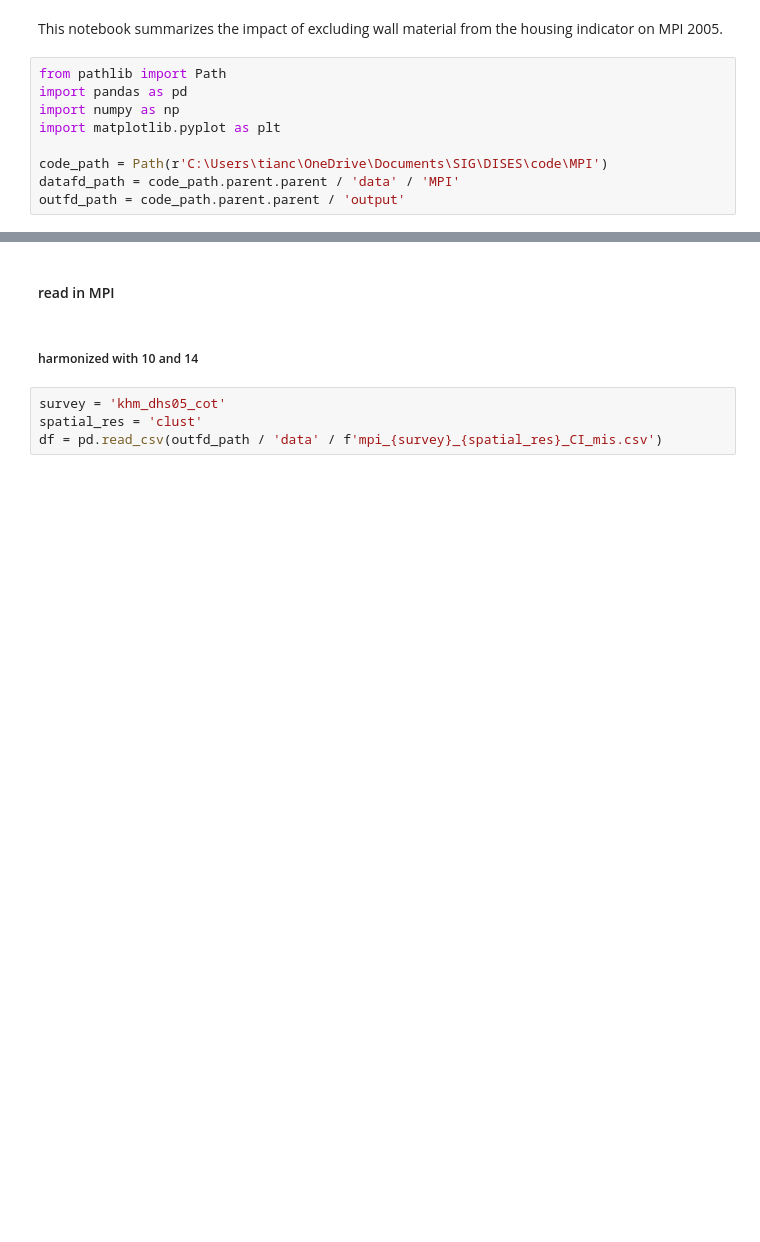
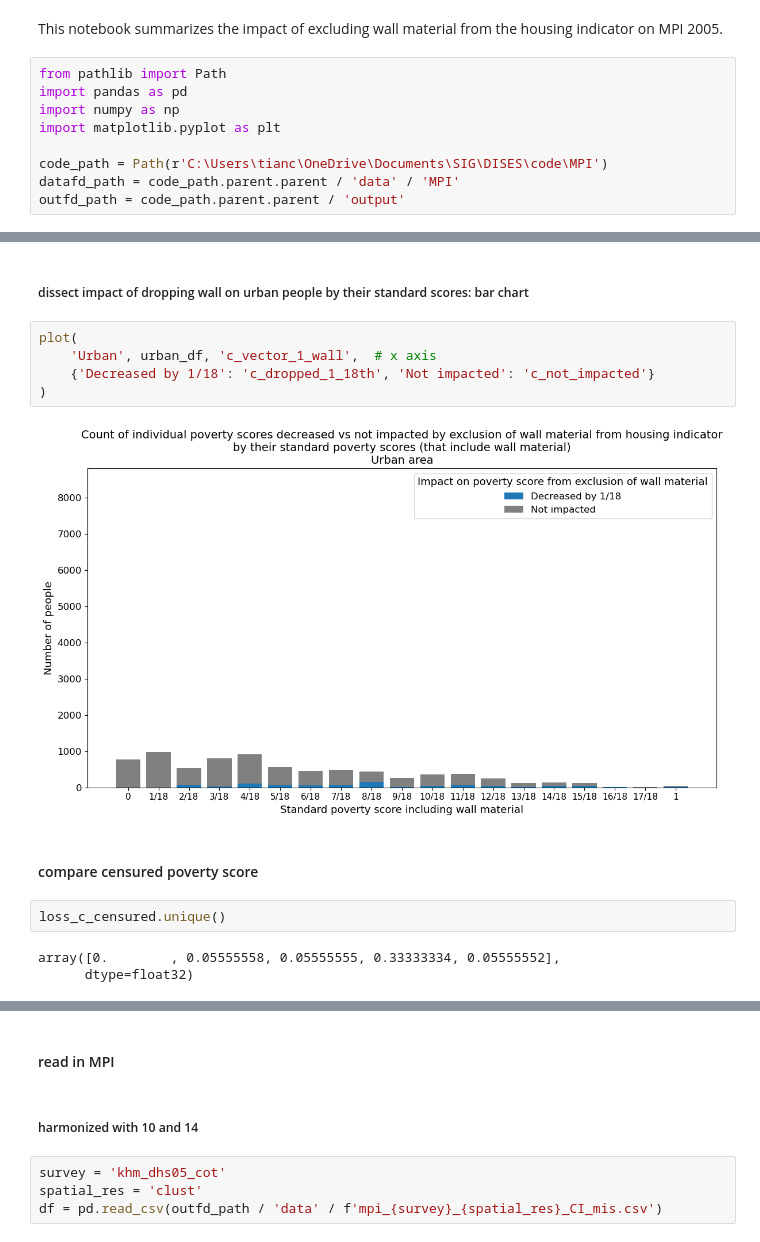
Before and after one commit to sig-gis/mpi, a Jupyter notebook: code/MPI/assess_wall_impact.ipynb, the cells around one changed output, grey strips where cells are left out. Drawn from its saved outputs; the diff is of its cells as text; blank space fills up the shorter version.

```diff
--- a/code/MPI/assess_wall_impact.ipynb
+++ b/code/MPI/assess_wall_impact.ipynb
@@ -13,0 +328,16 @@ outfd_path = code_path.parent.parent / 'output'
+# %% [markdown]
+##### dissect impact of dropping wall on urban people by their standard scores: bar chart
+# %%
+plot(
+    'Urban', urban_df, 'c_vector_1_wall',  # x axis
+    {'Decreased by 1/18': 'c_dropped_1_18th', 'Not impacted': 'c_not_impacted'}
+)
+# %% [output]
+[figure, added]
+# %% [markdown]
+#### compare censured poverty score
+# %%
+loss_c_censured.unique()
+# %% [output]
+array([0.        , 0.05555558, 0.05555555, 0.33333334, 0.05555552],
+      dtype=float32)
```
Also changed, not shown: parts of 66 cells of this notebook.
